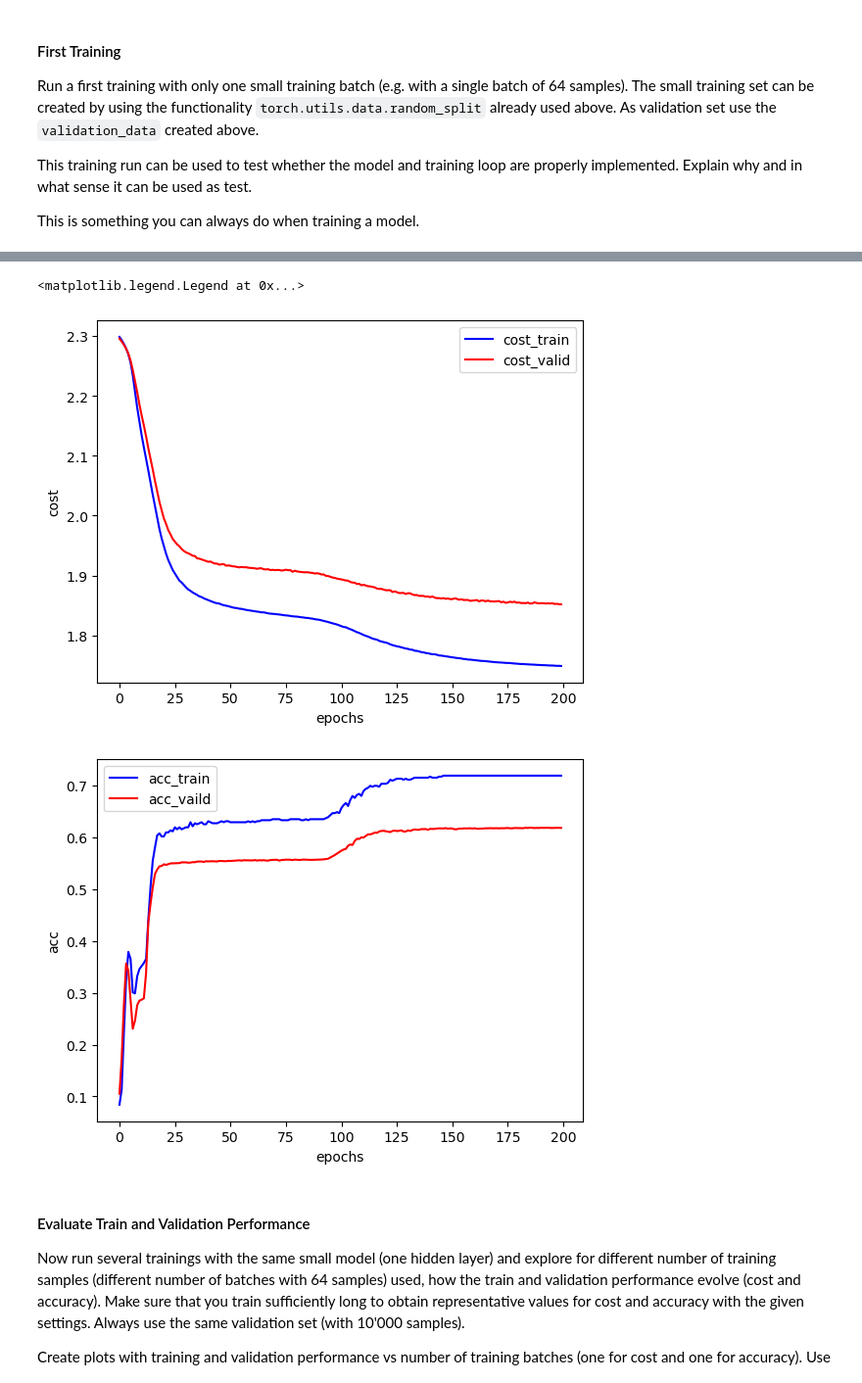
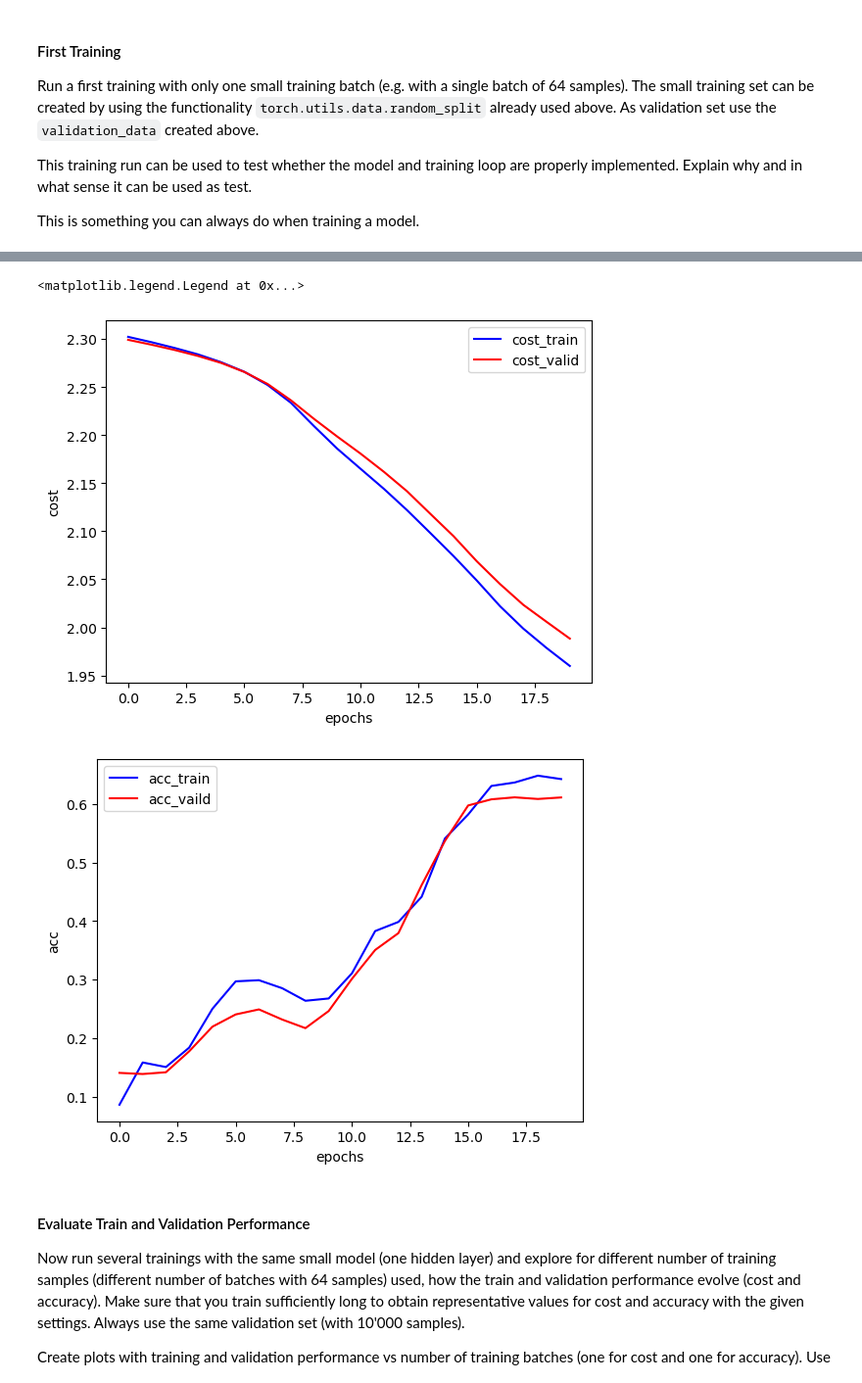
Before and after one commit to tiranozzz/DeLearn, a Jupyter notebook: SW03/mlps_for_fashion_MNIST_Trottmann.ipynb, the cells around one changed output, grey strips where cells are left out. Shown at 98% size. Drawn from its saved outputs; the diff is of its cells as text; code cells hidden in the pictures.

```diff
--- a/SW03/mlps_for_fashion_MNIST_Trottmann.ipynb
+++ b/SW03/mlps_for_fashion_MNIST_Trottmann.ipynb
@@ -34,8 +62,13 @@ Then, gradually increase the training set. Let it grow until you obtain values f
 # %%
 # define a method that provides an instance of an MLP which uses as a list of units per layer as input
 
-device = "cpu"
+#device = "cpu"
 #device = "cuda"
+
+if torch.cuda.is_available():
+    device = "cuda"
+else:
+    device = "cpu"
 
 def mlp(units = [28*28, 200, 10]):
     """
@@ -61,9 +94,10 @@ def mlp(units = [28*28, 200, 10]):
 # %%
 # create an instance and its summary
 
-model = mlp()
+model = mlp().to(device)
 from torchsummary import summary
 summary(model, (1,28,28))
+print(f"CUDA available: {torch.cuda.is_available()}")
 # %% [output]
 ----------------------------------------------------------------
         Layer (type)               Output Shape         Param #
@@ -98,8 +133,11 @@ def train_eval(model, lr, nepochs, nbatch, training_data, validation_data, doPri
     acc_hist = []
     acc_hist_test = []
 
-    device = "cpu"
-    #device = "cuda"
+
+    if torch.cuda.is_available():
+        device = "cuda"
+    else:
+        device = "cpu"
 
     cost_ce = torch.nn.CrossEntropyLoss()
     optimizer = torch.optim.SGD(model.parameters(), lr=lr)
@@ -167,7 +205,7 @@ This is something you can always do when training a model.
 # %%
 nbatch = 64
 nbatches = 8
-nepochs = 200
+nepochs = 20
 lr = 0.1
 
 trainsize = nbatches*nbatch
@@ -212,6 +250,6 @@ Epoch 200:, 1.7489683479070663, 0.71875, 1.851847716197846, 0.618
 <matplotlib.legend.Legend at 0x...>
-[figure, old version]
+[figure, new version]
-[figure, old version]
+[figure, new version]
 # %% [markdown]
 #### Evaluate Train and Validation Performance
 
```
Also changed, not shown: parts of 6 cells of this notebook.
